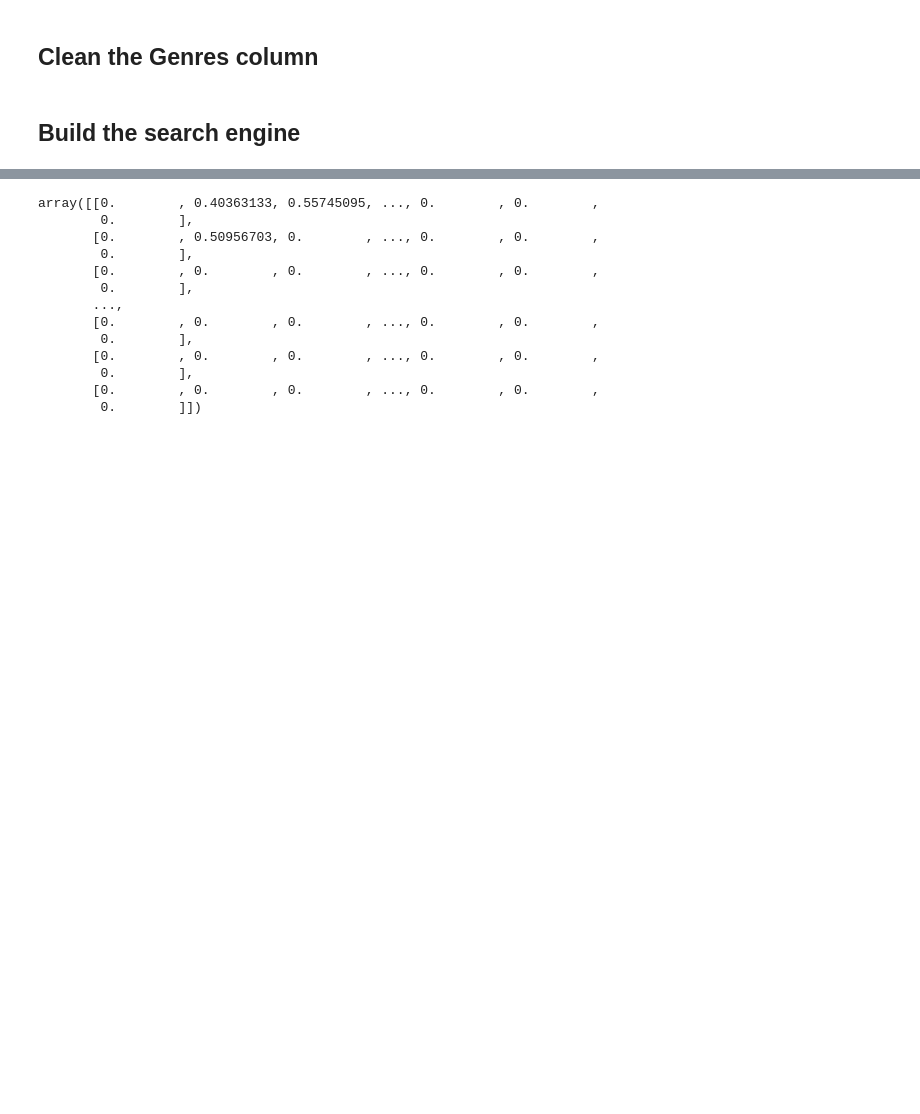
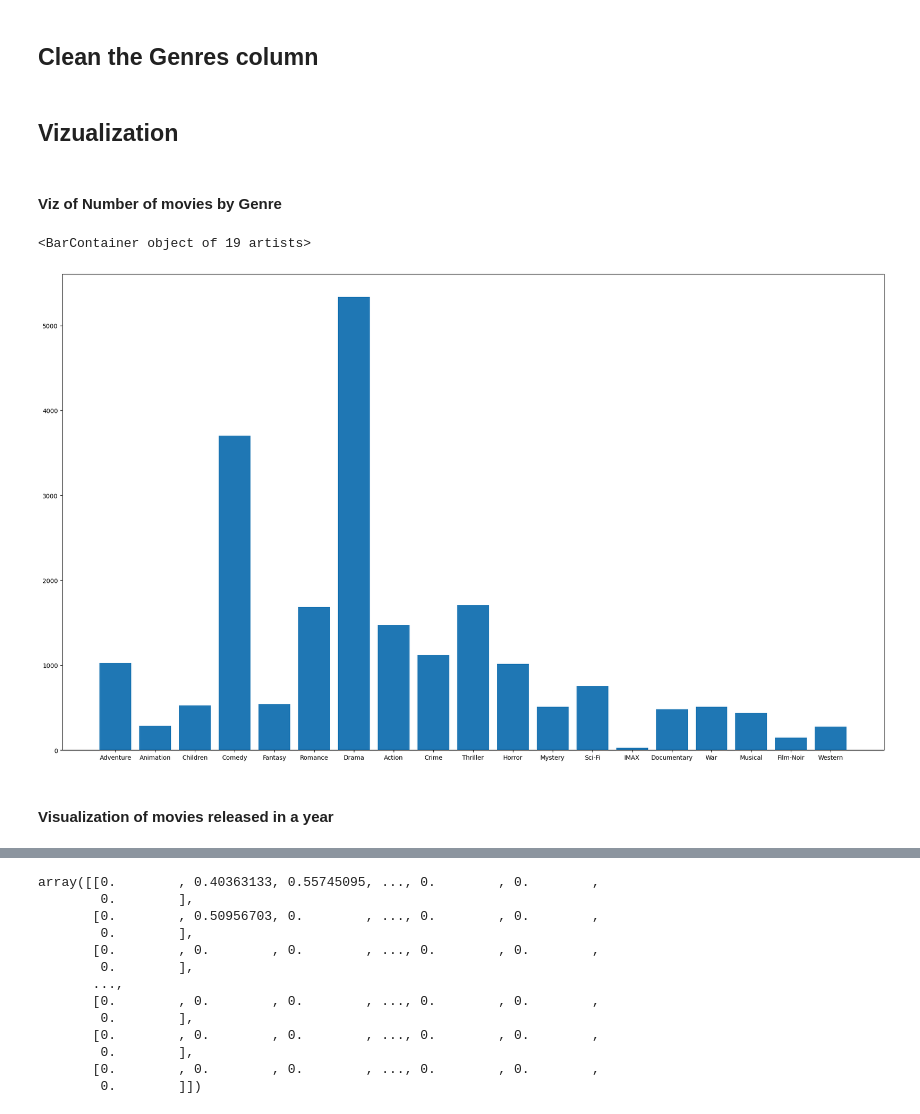
Before and after one commit to himanshuchuri/Netflix_price_data_recomendation_system, a Jupyter notebook: recomendation.ipynb, the cells around one changed output, grey strips where cells are left out. Saved outputs shown, nothing was run; the diff lists cells and outputs as text; code cells hidden in the pictures; blank space fills up the shorter version.

```diff
--- a/recomendation.ipynb
+++ b/recomendation.ipynb
@@ -32,7 +54,23 @@ movies_df.head(3)
 ## Clean the Genres column
 # %%
 movies_df['genres'] = movies_df['genres'].str.replace('(no genres listed)', '')
-# %% [markdown]
-## Build the search engine
+# %% [markdown]
+## Vizualization
+# %% [markdown]
+#### Viz of Number of movies by Genre
 # %%
 genres =  movies_df['genres'].str.replace('|'," ")
+# %%
+genres_lst = dict()
+for g in genres:
+   for sg in g.split(" "):
+       if sg != "":
+        genres_lst[sg] = genres_lst.get(sg,0)+1
+# %%
+fig1 = plt.figure(figsize=(24,14))
+plt.bar(height = genres_lst.values(),x = genres_lst.keys())
+# %% [output]
+<BarContainer object of 19 artists>
+[figure, added]
+# %% [markdown]
+#### Visualization of movies released in a year
```
Also changed, not shown: parts of 29 cells of this notebook, 1 other file.
